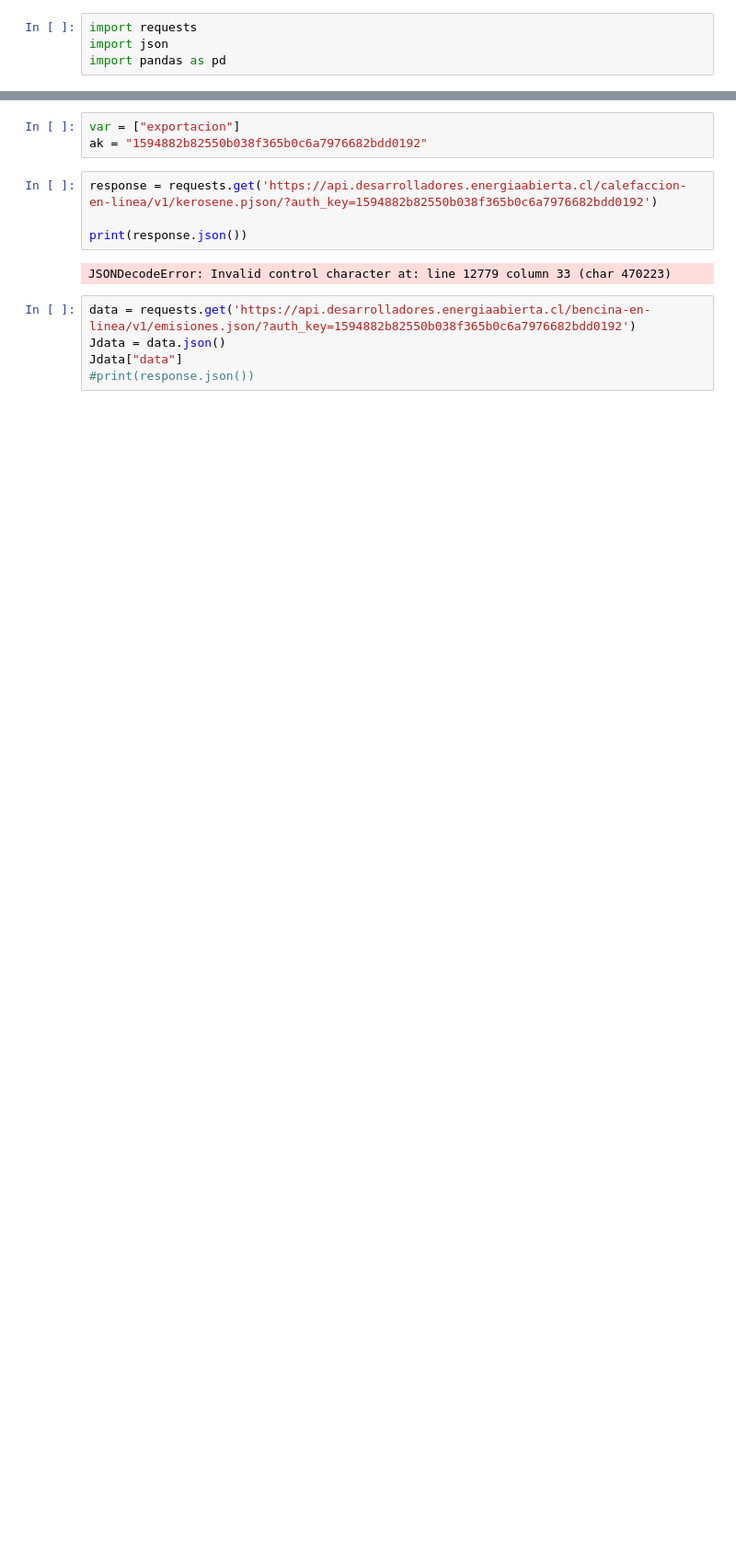
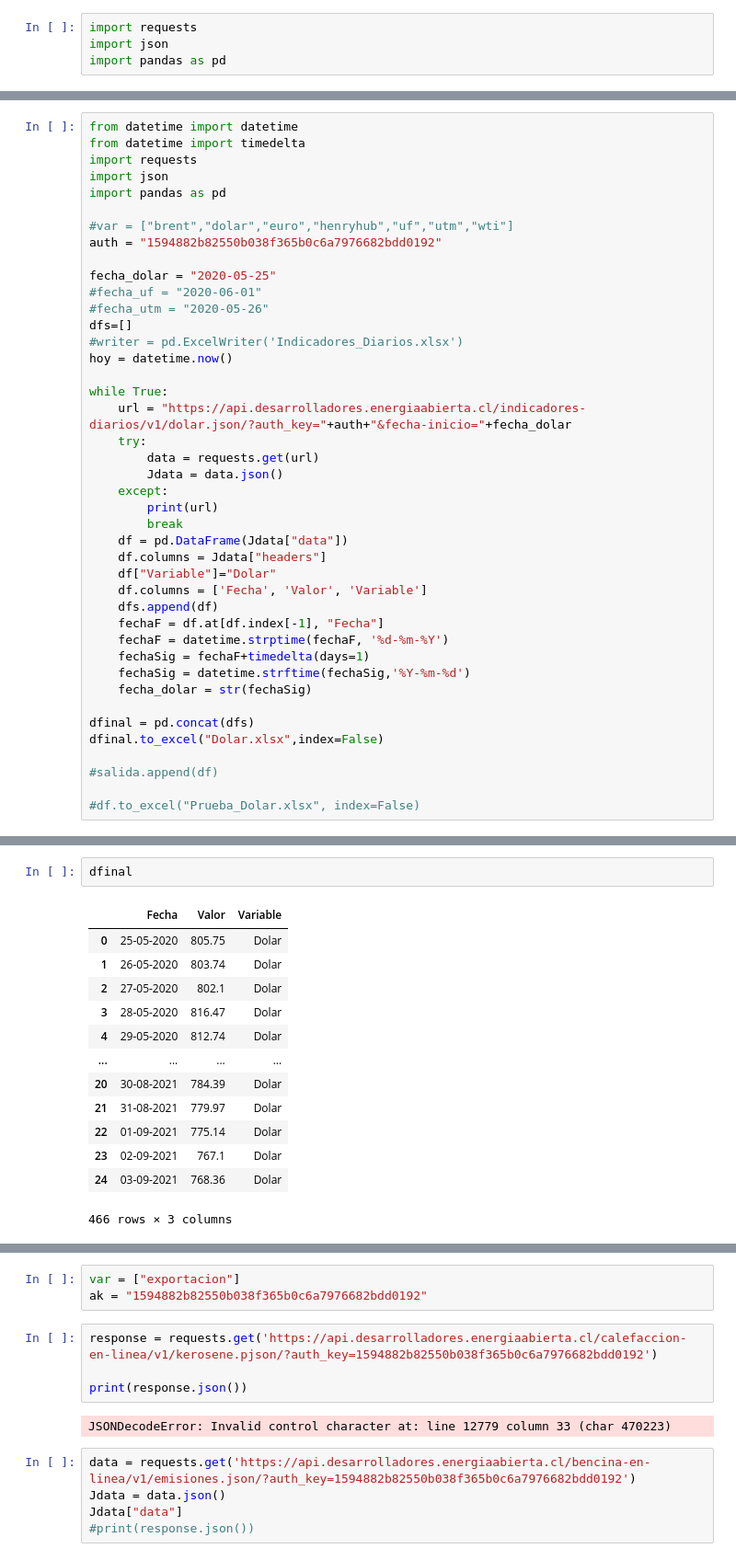
Before and after one commit to Sud-Austral/ENERGIA, a Jupyter notebook: baseEnergia.ipynb, the cells around one changed output, grey strips where cells are left out. Shown at 92% size. Drawn from its saved outputs; the diff is of its cells as text; blank space fills up the shorter version.

```diff
--- a/baseEnergia.ipynb
+++ b/baseEnergia.ipynb
@@ -4,0 +184,42 @@ import pandas as pd
+# %%
+from datetime import datetime
+from datetime import timedelta
+import requests
+import json
+import pandas as pd
+
+#var = ["brent","dolar","euro","henryhub","uf","utm","wti"]
+auth = "1594882b82550b038f365b0c6a7976682bdd0192"
+
+fecha_dolar = "2020-05-25"
+#fecha_uf = "2020-06-01"
+#fecha_utm = "2020-05-26"
+dfs=[]
+#writer = pd.ExcelWriter('Indicadores_Diarios.xlsx')
+hoy = datetime.now()
+
+while True:
+    url = "https://api.desarrolladores.energiaabierta.cl/indicadores-diarios/v1/dolar.json/?auth_key="+auth+"&fecha-inicio="+fecha_dolar
+    try:
+        data = requests.get(url)
+        Jdata = data.json()
+    except:
+        print(url)
+        break
+    df = pd.DataFrame(Jdata["data"])
+    df.columns = Jdata["headers"]
+    df["Variable"]="Dolar"
+    df.columns = ['Fecha', 'Valor', 'Variable']
+    dfs.append(df)
+    fechaF = df.at[df.index[-1], "Fecha"]
+    fechaF = datetime.strptime(fechaF, '%d-%m-%Y')
+    fechaSig = fechaF+timedelta(days=1)
+    fechaSig = datetime.strftime(fechaSig,'%Y-%m-%d')
+    fecha_dolar = str(fechaSig)
+
+dfinal = pd.concat(dfs)
+dfinal.to_excel("Dolar.xlsx",index=False)
+
+#salida.append(df)
+
+#df.to_excel("Prueba_Dolar.xlsx", index=False)
@@ -4,0 +228,16 @@ import pandas as pd
+# %%
+dfinal
+# %% [output]
+|  | Fecha | Valor | Variable |
+| 0 | 25-05-2020 | 805.75 | Dolar |
+| 1 | 26-05-2020 | 803.74 | Dolar |
+| 2 | 27-05-2020 | 802.1 | Dolar |
+| 3 | 28-05-2020 | 816.47 | Dolar |
+| 4 | 29-05-2020 | 812.74 | Dolar |
+| ... | ... | ... | ... |
+| 20 | 30-08-2021 | 784.39 | Dolar |
+| 21 | 31-08-2021 | 779.97 | Dolar |
+| 22 | 01-09-2021 | 775.14 | Dolar |
+| 23 | 02-09-2021 | 767.1 | Dolar |
+| 24 | 03-09-2021 | 768.36 | Dolar |
+466 rows × 3 columns
```
Also changed, not shown: parts of 13 cells of this notebook, 12 other files.
